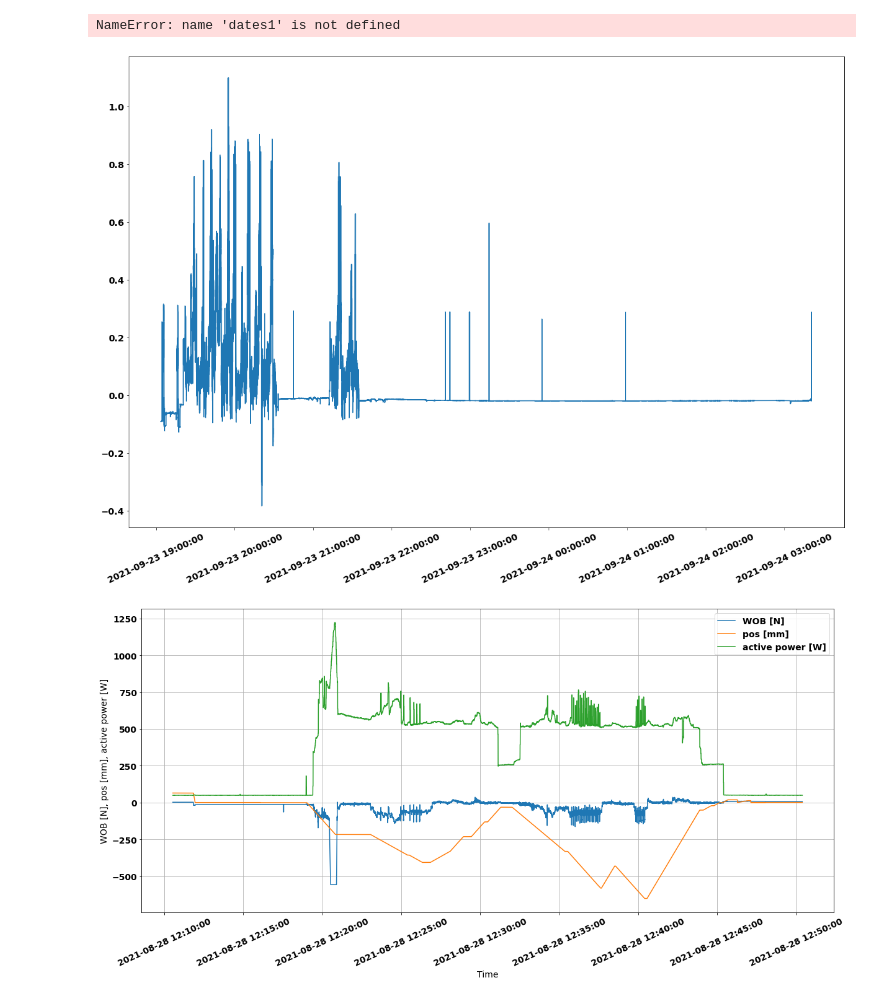
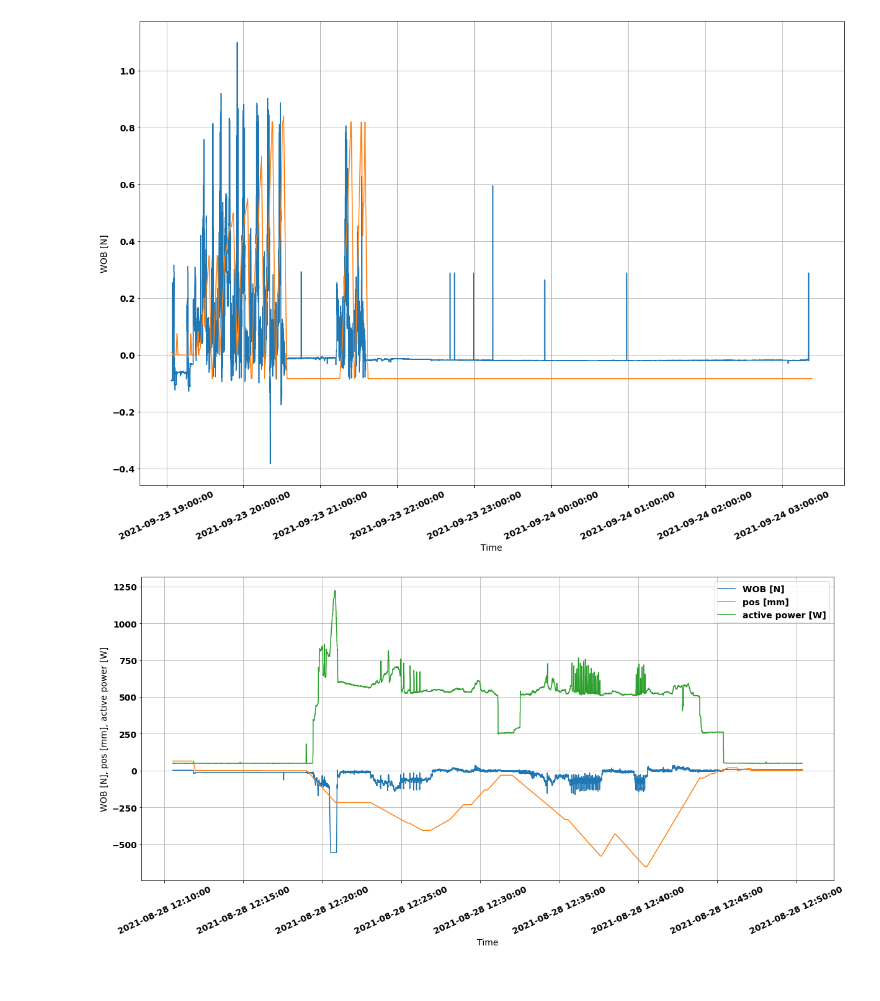
Before and after one commit to MIT-Hydration/HydrationIII, a Jupyter notebook: data/2021-Sep-24-Hole1/Data Exploration 2021-Sep-24-Hole1.ipynb, the cells around one changed output. Drawn from its saved outputs; the diff is of its cells as text; code cells hidden in the pictures.

```diff
--- a/data/2021-Sep-24-Hole1/Data Exploration 2021-Sep-24-Hole1.ipynb
+++ b/data/2021-Sep-24-Hole1/Data Exploration 2021-Sep-24-Hole1.ipynb
@@ -45,36 +45,34 @@ matplotlib.rc('font', **font)
 # %%
 import numpy as np
 
 plt.figure(figsize=[20, 15])
 plt.subplots_adjust(bottom=0.2)
 plt.xticks( rotation=25 )
 ax=plt.gca()
 xfmt = md.DateFormatter('%Y-%m-%d %H:%M:%S')
 ax.xaxis.set_major_formatter(xfmt)
 dates_rig=[dt.datetime.fromtimestamp(ts) for ts in df1["time_s"] ]
 dates_wob=[dt.datetime.fromtimestamp(ts) for ts in df_wob["time_s"] ]
 dates_power=[dt.datetime.fromtimestamp(ts) for ts in df_power["time_s"] ]
 dates_imu = [dt.datetime.fromtimestamp(ts) for ts in df_imu["time_s"] ]
 
 plt.plot(dates_wob, df_wob["wob_n"]/-150.0)
 
 #plt.plot(dates_wob, df_wob["wob_heater_n"]/150.0)
-plt.plot(dates1, -df1["pos_0_m"])
-plt.plot(dates1, df1["torque_0_Percent"]/100 + 0.25)
-plt.plot(dates_power, df_power["active_power_W"]/900)
-plt.plot(dates_imu, df_imu["Ay_g"])
+plt.plot(dates_rig, -df1["pos_0_m"])
+#plt.plot(dates_power, df_power["active_power_W"]/900)
+#plt.plot(dates_imu, df_imu["Ay_g"])
 
 plt.xlabel("Time")
 plt.ylabel("WOB [N]")
 plt.grid('on')
 #major_ticks = np.arange(-1, 1, 0.05)
 #ax.set_yticks(major_ticks)
 #plt.ylim([0, 0.85])
 
 plt.show()
 # %% [output]
-NameError: name 'dates1' is not defined
-[figure, old version]
+[figure, new version]
 # %%
 plt.figure(figsize=[20, 10])
 plt.subplots_adjust(bottom=0.2)
```
Also changed, not shown: 2 other files.
